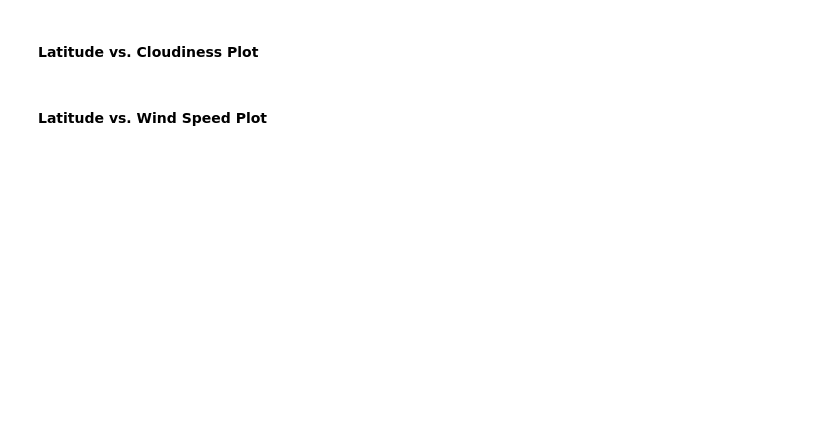
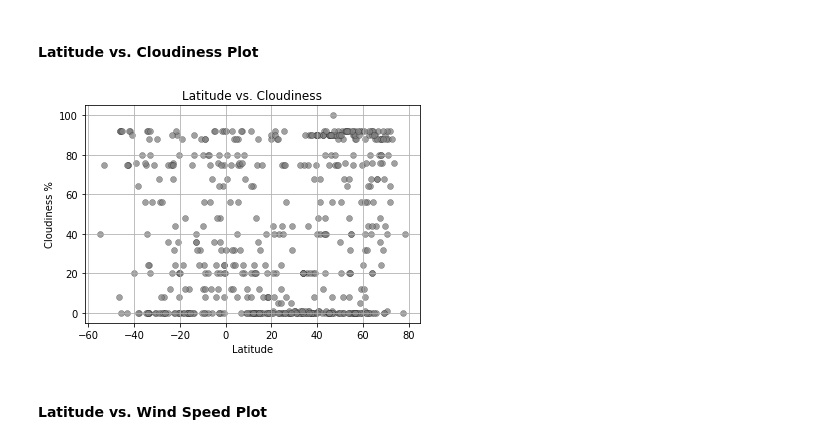
Before and after one commit to AsajjV/WeatherPy, a Jupyter notebook: WeatherPy.ipynb, the cells around one changed output. Drawn from its saved outputs; the diff is of its cells as text; code cells hidden in the pictures; blank space fills up the shorter version.

```diff
--- a/WeatherPy.ipynb
+++ b/WeatherPy.ipynb
@@ -169,4 +188,15 @@ weather_df
 # %% [markdown]
 #### Latitude vs. Cloudiness Plot
+# %%
+plt.scatter(latitude, cloudiness, marker = "o", facecolors = "grey", edgecolors = "black",
+                    linewidths = .25, alpha = .75)
+
+# graph properties
+plt.title("Latitude vs. Cloudiness")
+plt.xlabel("Latitude")
+plt.ylabel("Cloudiness %")
+plt.grid()
+# %% [output]
+[figure, added]
 # %% [markdown]
 #### Latitude vs. Wind Speed Plot
```
Also changed, not shown: parts of 12 cells of this notebook, 1 other file.
